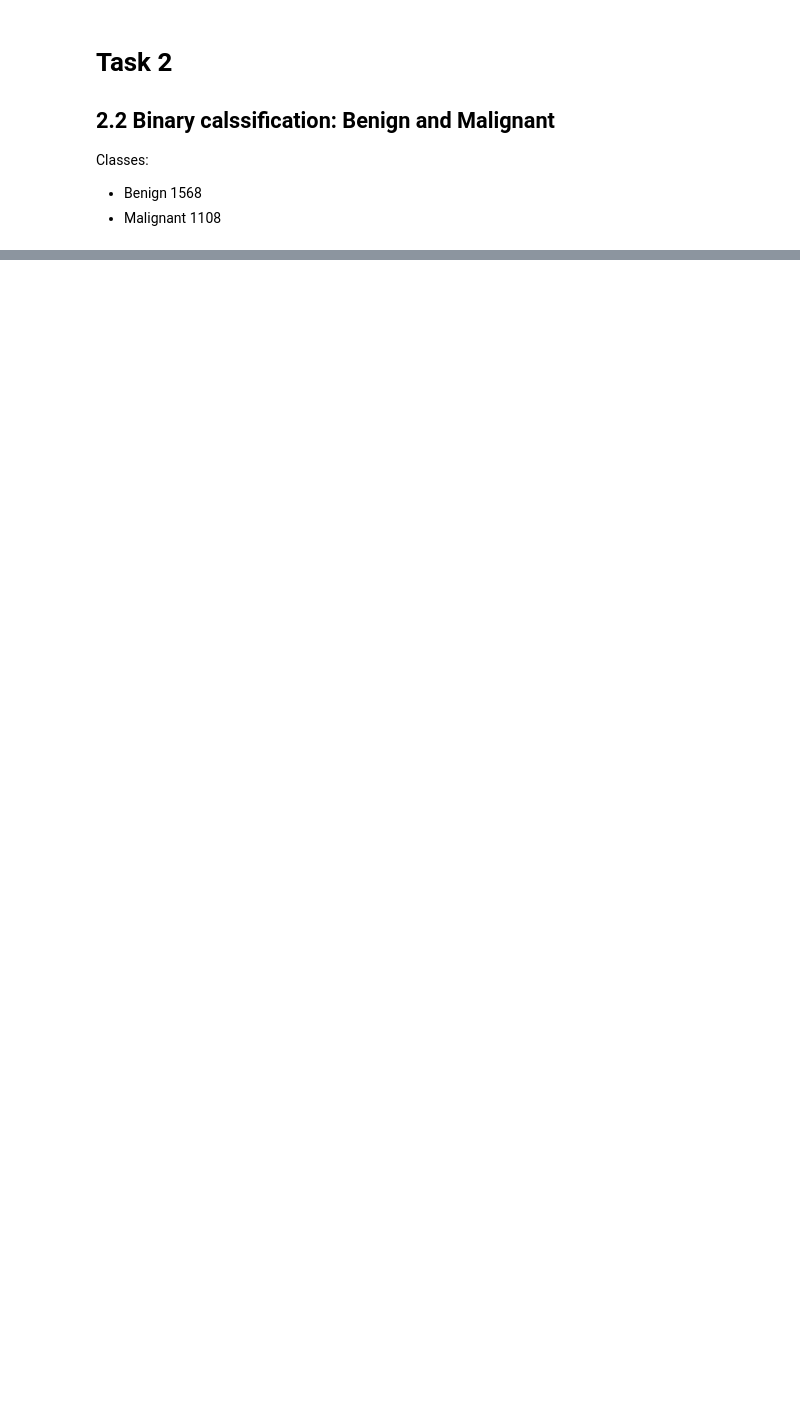
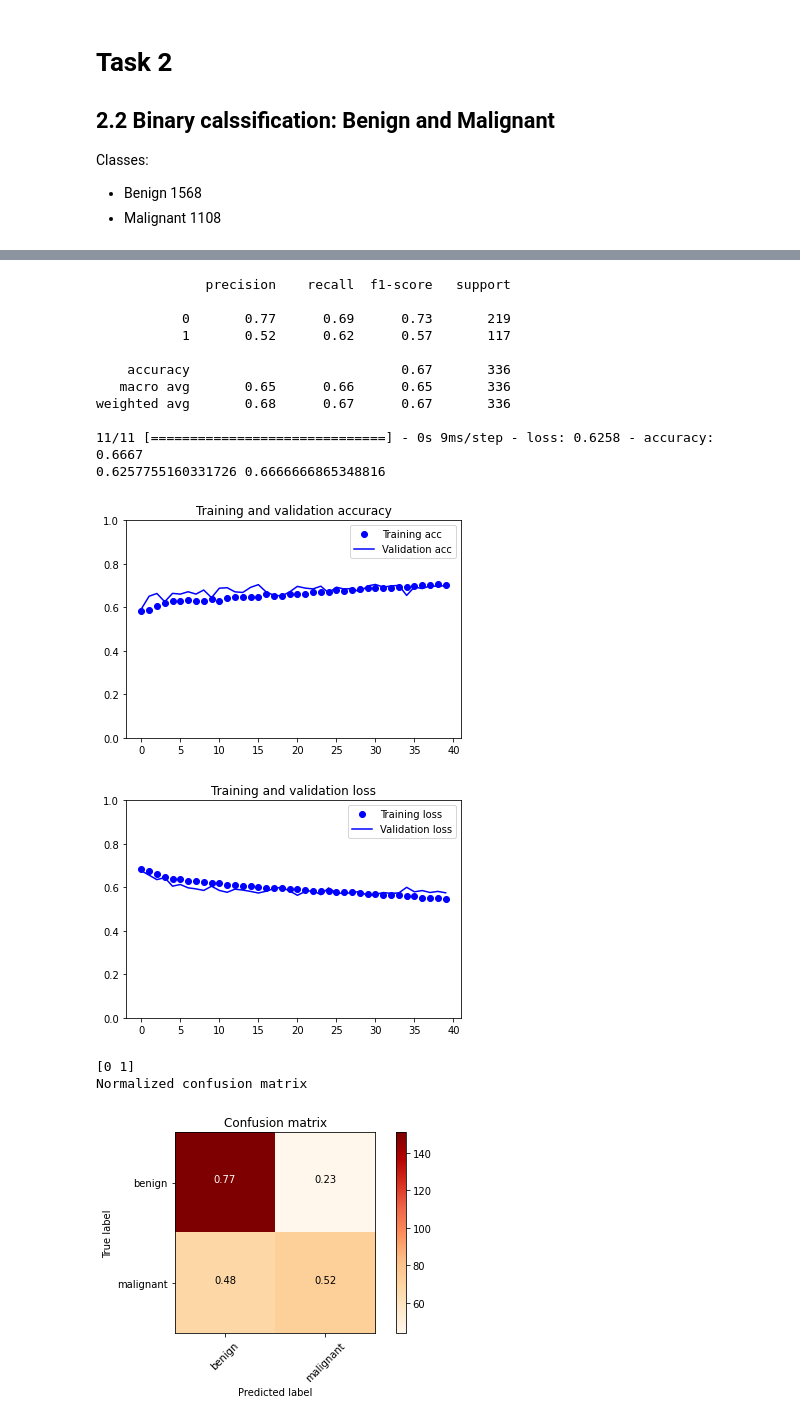
Before and after one commit to MarcoParola/medical_images_classification, a Jupyter notebook: Scratch_CNN_2_2.ipynb, the cells around one changed output, grey strips where cells are left out. Drawn from its saved outputs; the diff is of its cells as text; code cells hidden in the pictures; blank space fills up the shorter version.

```diff
--- a/Scratch_CNN_2_2.ipynb
+++ b/Scratch_CNN_2_2.ipynb
@@ -42,33 +57,38 @@ Classes:
 *   Benign 1568
 *   Malignant 1108
 # %%
-from tensorflow.keras.utils import to_categorical
-import tensorflow as tf
-
 # 0 -> benign
 # 1 -> malignant
 
 # prepare trainig-set
 trainingSet = []
 trainingLabels = []
+benignNum = 0
+malignantNum = 0
 
+trainingSet = []
+trainingLabels = []
+benignNum = 0
+malignantNum = 0
 for i in range(len(labelsTrainPub)):
   if labelsTrainPub[i] == 1 or labelsTrainPub[i] == 3:
     trainingSet.append(imagesTrainPub[i])
     trainingLabels.append(0)
+    benignNum = benignNum + 1
   if labelsTrainPub[i] == 2 or labelsTrainPub[i] == 4:
     trainingSet.append(imagesTrainPub[i])
     trainingLabels.append(1)
+    malignantNum = malignantNum + 1
 
 trainingSet = np.array(trainingSet)
 trainingSet = trainingSet.reshape(2676, 150, 150, 1)
-
 
 training = []
 for i in range(len(trainingSet)):
   training.append((trainingSet[i], trainingLabels[i]))
 
 training = np.array(training)
+np.random.seed(3)
 np.random.shuffle(training)
 
 
@@ -96,3 +116,7 @@ for i in range(len(labelsTestPub)):
 
 testSet = np.array(testSet)
 testSet = testSet.reshape(336, 150, 150, 1)
+
+# the output must have a categorigal values
+testLabelsCategorical = to_categorical(np.array(testLabels))
+trainingLabelsCategorical = to_categorical(np.array(trainingLabels))
@@ -104,3 +122,0 @@ collections.Counter(trainingLabels)
-# %%
-trainingLabels = to_categorical(np.array(trainingLabels))
-testLabels = to_categorical(np.array(testLabels))
@@ -106,0 +162,36 @@ testLabels = to_categorical(np.array(testLabels))
+# %%
+tf.random.set_seed(7)
+modelP = models.Sequential()
+modelP.add(layers.Conv2D(32, (3, 3), activation='relu', input_shape=(150, 150, 1), padding='same'))
+modelP.add(layers.MaxPooling2D((2, 2)))
+modelP.add(layers.Conv2D(64, (3, 3), activation='relu', padding='same'))
+modelP.add(layers.MaxPooling2D((2, 2)))
+modelP.add(layers.Conv2D(64, (3, 3), activation='relu', padding='same'))
+modelP.add(layers.MaxPooling2D((2, 2)))
+modelP.add(layers.Conv2D(128, (3, 3), activation='relu', padding='same'))
+modelP.add(layers.MaxPooling2D((2, 2)))
+
+modelP.add(layers.Flatten())
+
+modelP.add(layers.Dense(256, activation='relu'))
+modelP.add(layers.Dropout(rate=.5))
+modelP.add(layers.Dense(2, activation='sigmoid'))
+
+modelP.summary()
+
+#optimizers.RMSprop(lr=1e-4)
+modelP.compile(optimizer= optimizers.RMSprop(lr=1e-4),
+              loss='binary_crossentropy',
+              metrics=['accuracy'])
+
+earlyStopCallback = tf.keras.callbacks.EarlyStopping(monitor='val_loss', mode='min', verbose=1, patience=10, restore_best_weights=True)
+
+history = modelP.fit(augmentedData, augmentedLabels, epochs=100, callbacks=[earlyStopCallback], batch_size=32, validation_split=0.2)
+
+pred = modelP.predict_classes(testSet)
+print(metrics.classification_report(testLabels,pred))
+test_loss, test_acc = modelP.evaluate(testSet, testLabelsCategorical)
+print(test_loss, test_acc)
+plot_accurancy_loss(history)
+plot_confusionMatrix(modelP, testSet, testLabels, ['benign', 'malignant'])
+# %% [output]
@@ -106,0 +215,16 @@ testLabels = to_categorical(np.array(testLabels))
+              precision    recall  f1-score   support
+
+           0       0.77      0.69      0.73       219
+           1       0.52      0.62      0.57       117
+
+    accuracy                           0.67       336
+   macro avg       0.65      0.66      0.65       336
+weighted avg       0.68      0.67      0.67       336
+
+11/11 [==============================] - 0s 9ms/step - loss: 0.6258 - accuracy: 0.6667
+0.6257755160331726 0.6666666865348816
+[figure, added]
+[figure, added]
+[0 1]
+Normalized confusion matrix
+[figure, added]
```
Also changed, not shown: parts of 25 cells of this notebook.
